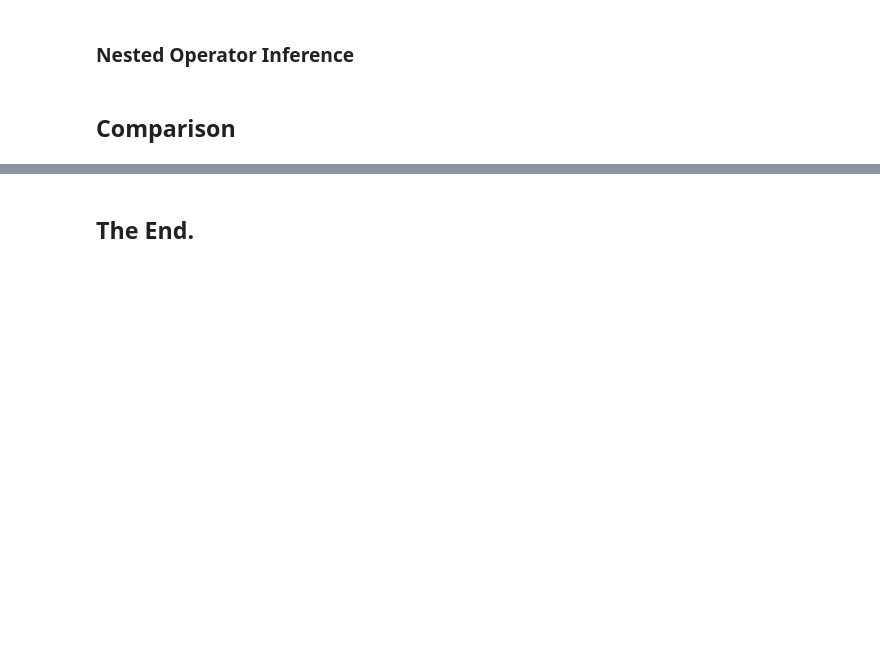
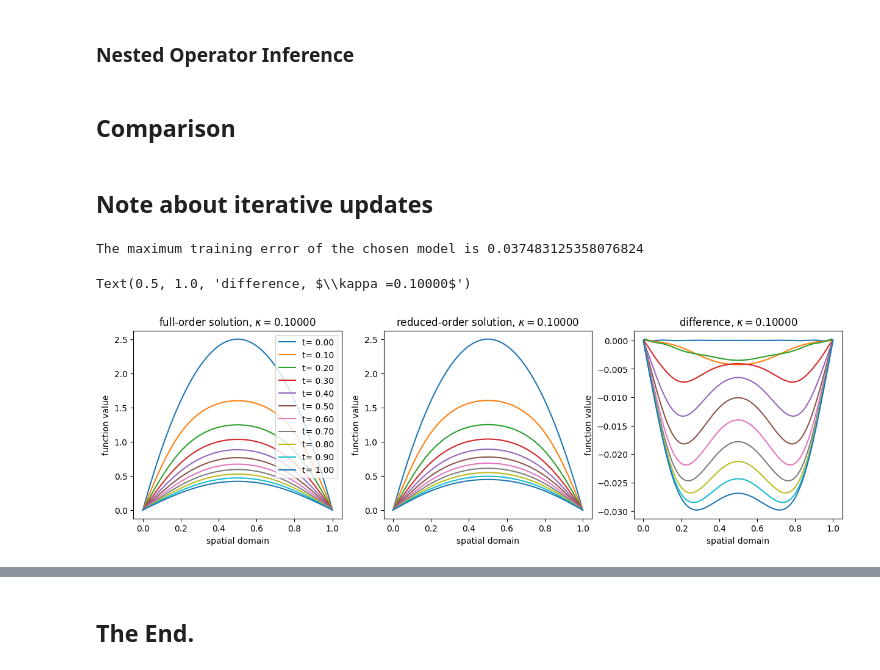
Before and after one commit to nicolearetz/rom-operator-inference-Python3, a Jupyter notebook: docs/source/tutorials/nested.ipynb, the cells around one changed output, grey strips where cells are left out. Saved outputs shown, nothing was run; the diff lists cells and outputs as text; code cells hidden in the pictures; blank space fills up the shorter version.

```diff
--- a/docs/source/tutorials/nested.ipynb
+++ b/docs/source/tutorials/nested.ipynb
@@ -320,3 +413,5 @@ ax.set_xlim((0-0.05, 1 + 0.05))
 ### Nested Operator Inference
 # %% [markdown]
 ## Comparison
+# %% [markdown]
+## Note about iterative updates
@@ -322,0 +469,44 @@ ax.set_xlim((0-0.05, 1 + 0.05))
+# %%
+tolerance = 0.1 # user setting
+
+# identify indices of best model
+i_A_chosen, i_H_chosen, error_chosen = choose_regularization(training_error=training_error,
+                                                             condition_numbers=condition_numbers,
+                                                             tolerance = tolerance)
+model_iter = model_options[i_A_chosen, i_H_chosen]
+model = None # overwrite `model` variable so that we don't mistake it for the chosen `model_opinf`
+
+print("The maximum training error of the chosen model is", error_chosen)
+# %% [output]
+The maximum training error of the chosen model is 0.037483125358076824
+# %%
+ # user input, choose between 0 and 200 (inclusive)
+index_test = 200
+
+sol = model_iter.predict(parameter=Xi_test[index_test, 0], state0=u0, t=grid_t)
+Sol = basis.decompress(sol)
+Sol = transformer.inverse_transform(Sol)
+
+# figure for how the parameter changes the FOM solution
+fig, axs = plt.subplots(1, 3, figsize = (15, 4))
+
+for k in range(0, K_test, 100):
+    axs[0].plot(np.linspace(0, 1, nFE), U_para_test[index_test][:, k], label = f"t= {grid_t[k]:.2f}")
+    axs[1].plot(np.linspace(0, 1, nFE), Sol[:, k], label = f"t= {grid_t[k]:.2f}")
+    axs[2].plot(np.linspace(0, 1, nFE), U_para_test[index_test][:, k]-Sol[:, k], label = f"t= {grid_t[k]:.2f}")
+
+axs[0].legend()
+axs[0].set_xlabel("spatial domain")
+axs[0].set_ylabel("function value")
+axs[0].set_title(f"full-order solution, $\kappa ={Xi_test[index_test, 0]:.5f}$")
+
+axs[1].set_xlabel("spatial domain")
+axs[1].set_ylabel("function value")
+axs[1].set_title(f"reduced-order solution, $\kappa ={Xi_test[index_test, 0]:.5f}$")
+
+axs[2].set_xlabel("spatial domain")
+axs[2].set_ylabel("function value")
+axs[2].set_title(f"difference, $\kappa ={Xi_test[index_test, 0]:.5f}$")
+# %% [output]
+Text(0.5, 1.0, 'difference, $\\kappa =0.10000$')
+[figure, added]
```
Also changed, not shown: parts of 28 cells of this notebook.
